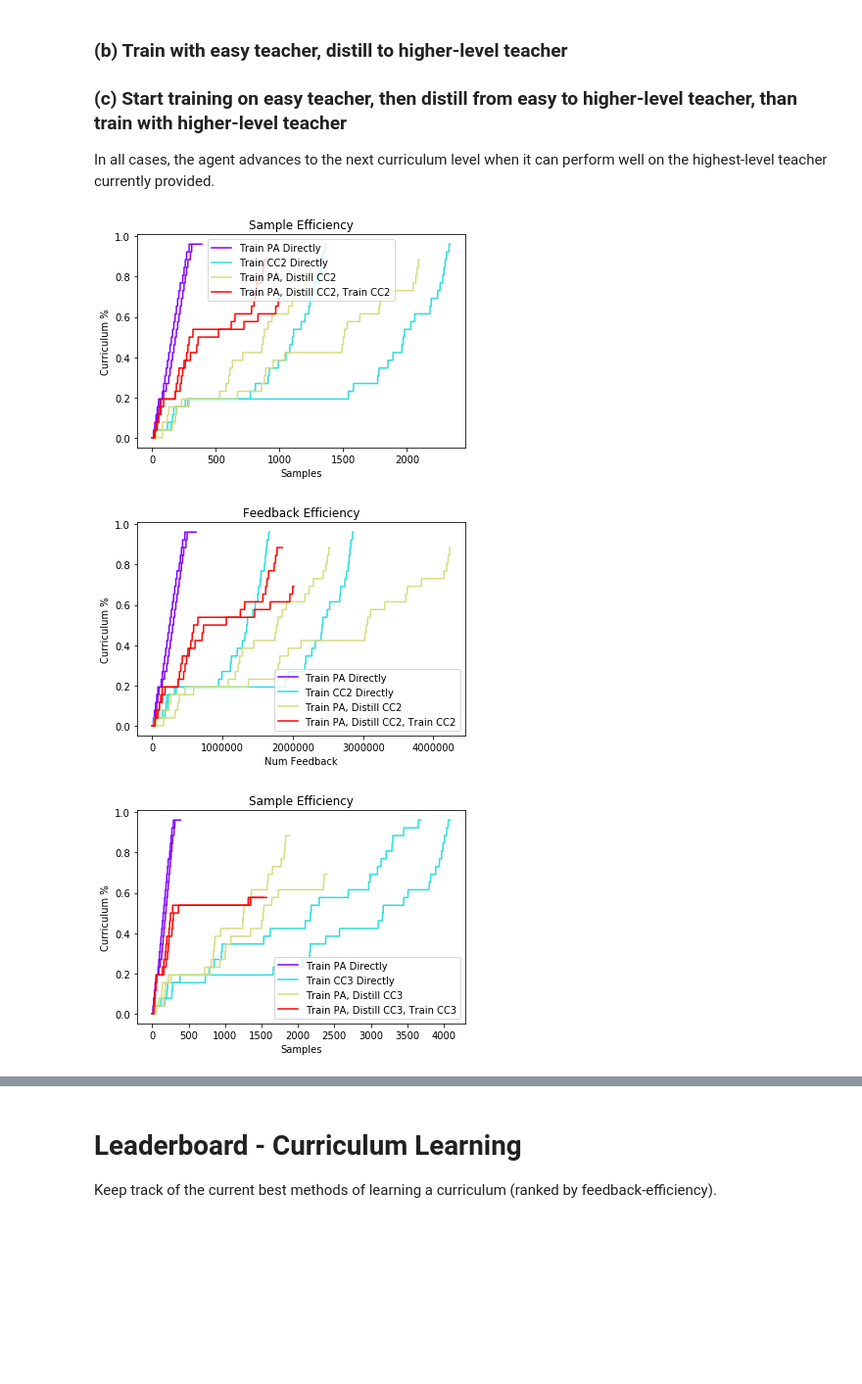
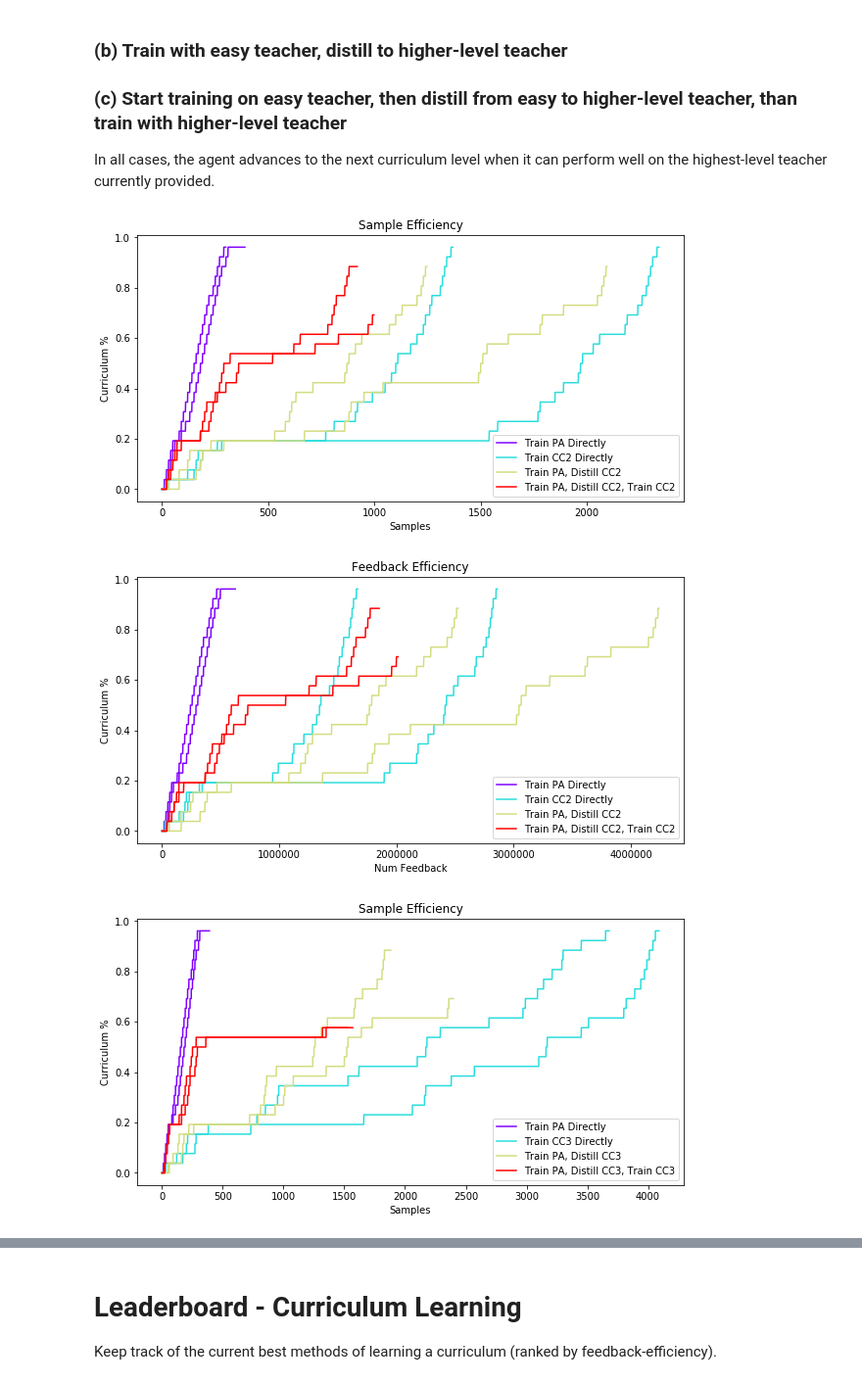
Before and after one commit to rll-research/teachable, a Jupyter notebook: Plots.ipynb, the cells around one changed output, grey strips where cells are left out. Shown: that part at 98% size. Saved outputs shown, nothing was run; the diff lists cells and outputs as text; code cells hidden in the pictures; blank space fills up the shorter version.

```diff
--- a/Plots.ipynb
+++ b/Plots.ipynb
@@ -23,7 +23,7 @@ def get_filenames(name):
                 name_paths.append(exp_dir)
     return name_paths
 
-def load_data(name):
+def load_data(name, file_name='progress.csv'):
     name_paths = get_filenames(name)
     assert len(name_paths) > 0, "No files found with name " + name
     # check that they're all the same except the seed
@@ -31,9 +31,9 @@ def load_data(name):
     for path in name_paths:
         assert path.name[:-1] == name_paths[0].name[:-1], f"Found multiple files with name {name}: {[path.name for path in name_paths]}"
         try:
-            csv_name = path.joinpath('progress.csv')
+            csv_name = path.joinpath(file_name)
             data = pd.read_csv(csv_name)
-        except:
+        except Exception as e:
             csv_name = path.joinpath('new_progress.csv')
             data = pd.read_csv(csv_name)
         csv_datas.append(data)
@@ -55,7 +55,7 @@ def fix_csv(filename):
     with open(new_csv, 'w') as f:
         f.writelines(correct_data)
 
-# for num in range(481, 486):
+# for num in range(597, 601):
 #     fix_csv(num)
 # # fix_csv(557)
 # %% [markdown]
@@ -209,2 +246,4 @@ plot_final_generalization(runs, 'Eval with Teacher')
+# %%
+plt.rcParams['figure.figsize'] = [10, 5]
 # %%
 runs = [
@@ -271,32 +331,32 @@ Also, Drollout/Advance is the main bottleneck, but Train/Advance also isn't grea
 In all cases, the agent advances to the next curriculum level when it can perform well on the highest-level teacher currently provided.
 # %%
 data_names = [
-    ([539, 540], 'Train PA Directly'),
-    ([543, 544], 'Train CC2 Directly'),
-    ([557, 558], 'Train PA, Distill CC2'),
-    ([563, 564], 'Train PA, Distill CC2, Train CC2'),
+    (['0539', '0540'], 'Train PA Directly'),
+    (['0543', '0544'], 'Train CC2 Directly'),
+    (['0557', '0558'], 'Train PA, Distill CC2'),
+    (['0563', '0564'], 'Train PA, Distill CC2, Train CC2'),
 ]
 plot_curriculum(data_names, 'samples')
 plot_curriculum(data_names, 'feedback')
 
 data_names = [
-    ([539, 540], 'Train PA Directly'),
-    ([545, 546], 'Train CC3 Directly'),
-    ([559, 560], 'Train PA, Distill CC3'),
-    ([565, 566], 'Train PA, Distill CC3, Train CC3'),
+    (['0539', '0540'], 'Train PA Directly'),
+    (['0545', '0546'], 'Train CC3 Directly'),
+    (['0559', '0560'], 'Train PA, Distill CC3'),
+    (['0565', '0566'], 'Train PA, Distill CC3, Train CC3'),
 ]
 plot_curriculum(data_names, 'samples')
 plot_curriculum(data_names, 'feedback')
 
 data_names = [
-    ([539, 540], 'Train PA Directly'),
-    ([547, 548], 'Train SUB Directly'),
-    ([561, 562], 'Train PA, Distill SUB'),
-    ([567, 568], 'Train PA, Distill SUB, Train SUB'),
+    (['0539', '0540'], 'Train PA Directly'),
+    (['0547', '0548'], 'Train SUB Directly'),
+    (['0561', '0562'], 'Train PA, Distill SUB'),
+    (['0567', '0568'], 'Train PA, Distill SUB, Train SUB'),
 ]
 plot_curriculum(data_names, 'samples')
 plot_curriculum(data_names, 'feedback')
 # %% [output]
-[figure, old version]
+[figure, new version]
-[figure, old version]
+[figure, new version]
-[figure, old version]
+[figure, new version]
```
Also changed, not shown: parts of 20 cells of this notebook.
